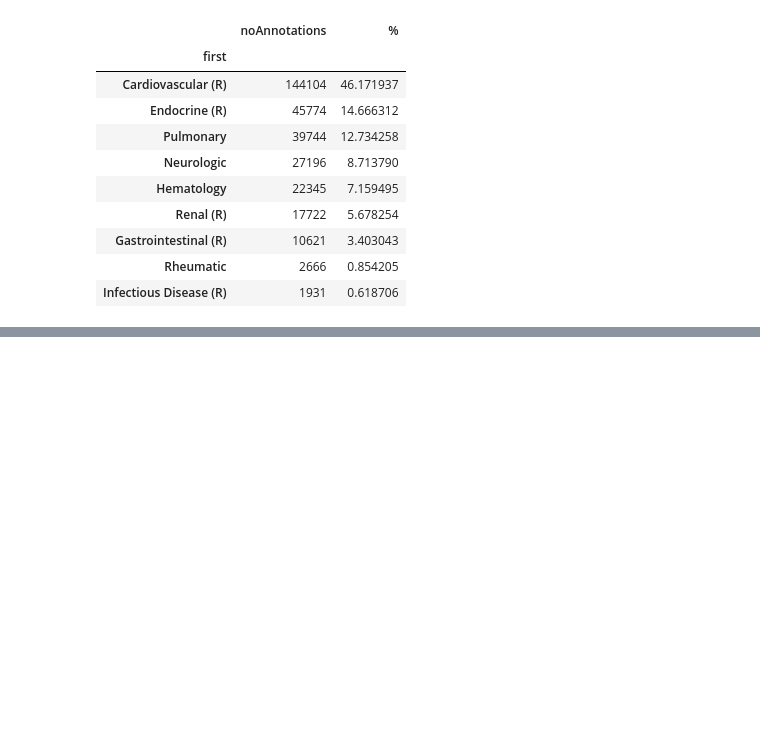
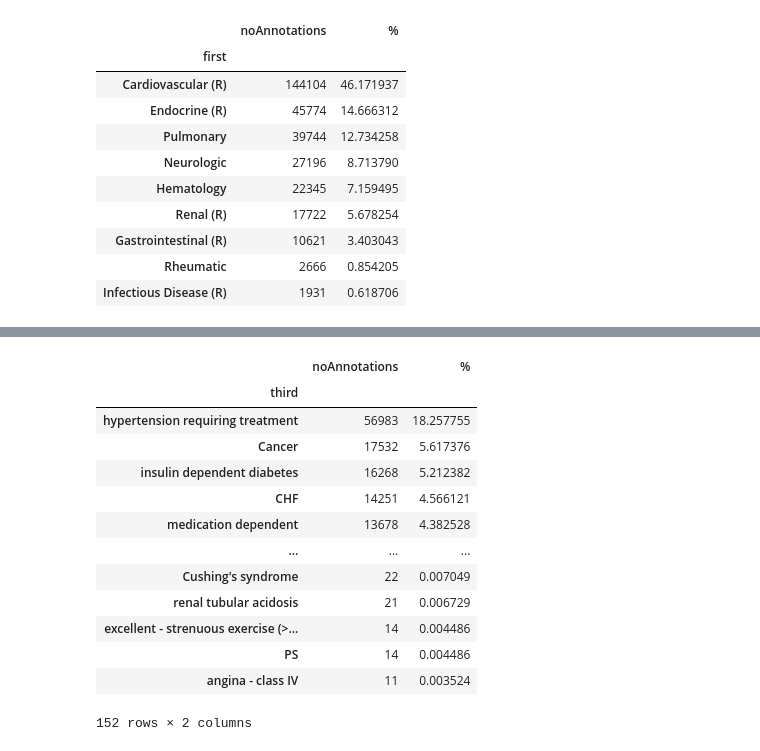
Before and after one commit to joy628/master-project, a Jupyter notebook: data-prepossing-2/pastHistory.ipynb, the cells around one changed output, grey strips where cells are left out. Saved outputs shown, nothing was run; the diff lists cells and outputs as text; code cells hidden in the pictures; blank space fills up the shorter version.

```diff
--- a/data-prepossing-2/pastHistory.ipynb
+++ b/data-prepossing-2/pastHistory.ipynb
@@ -228,0 +237,20 @@ frequency11.head()
+# %%
+frequency3 = pd.DataFrame()
+frequency3['noAnnotations'] = df1['third'].value_counts()
+frequency3['%'] = df1['third'].value_counts() / len(df1.index) * 100
+frequency3
+# %% [output]
+|  | noAnnotations | % |
+| third |  |  |
+| hypertension requiring treatment | 56983 | 18.257755 |
+| Cancer | 17532 | 5.617376 |
+| insulin dependent diabetes | 16268 | 5.212382 |
+| CHF | 14251 | 4.566121 |
+| medication dependent | 13678 | 4.382528 |
+| ... | ... | ... |
+| Cushing's syndrome | 22 | 0.007049 |
+| renal tubular acidosis | 21 | 0.006729 |
+| excellent - strenuous exercise (>... | 14 | 0.004486 |
+| PS | 14 | 0.004486 |
+| angina - class IV | 11 | 0.003524 |
+152 rows × 2 columns
```
Also changed, not shown: parts of 3 cells of this notebook.
